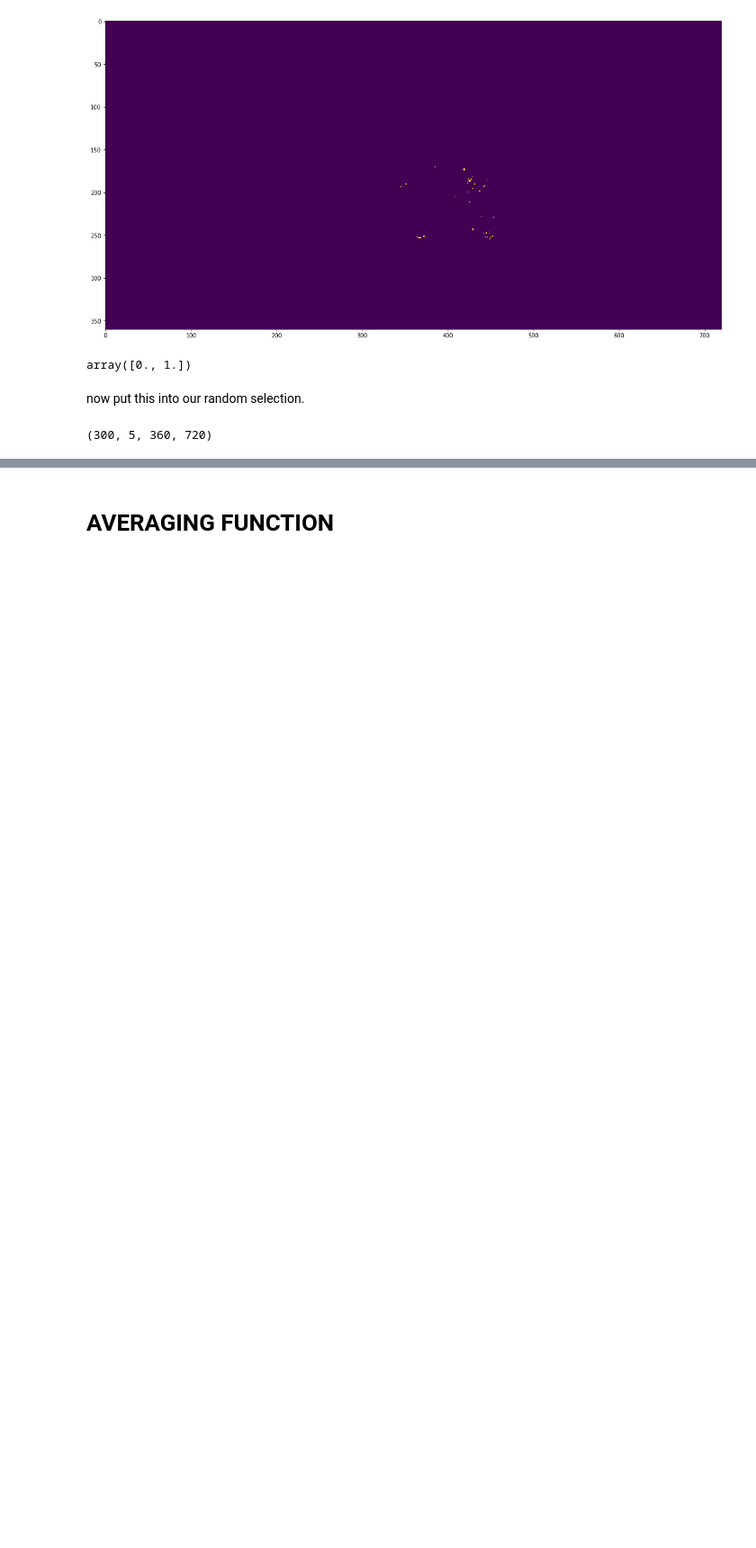
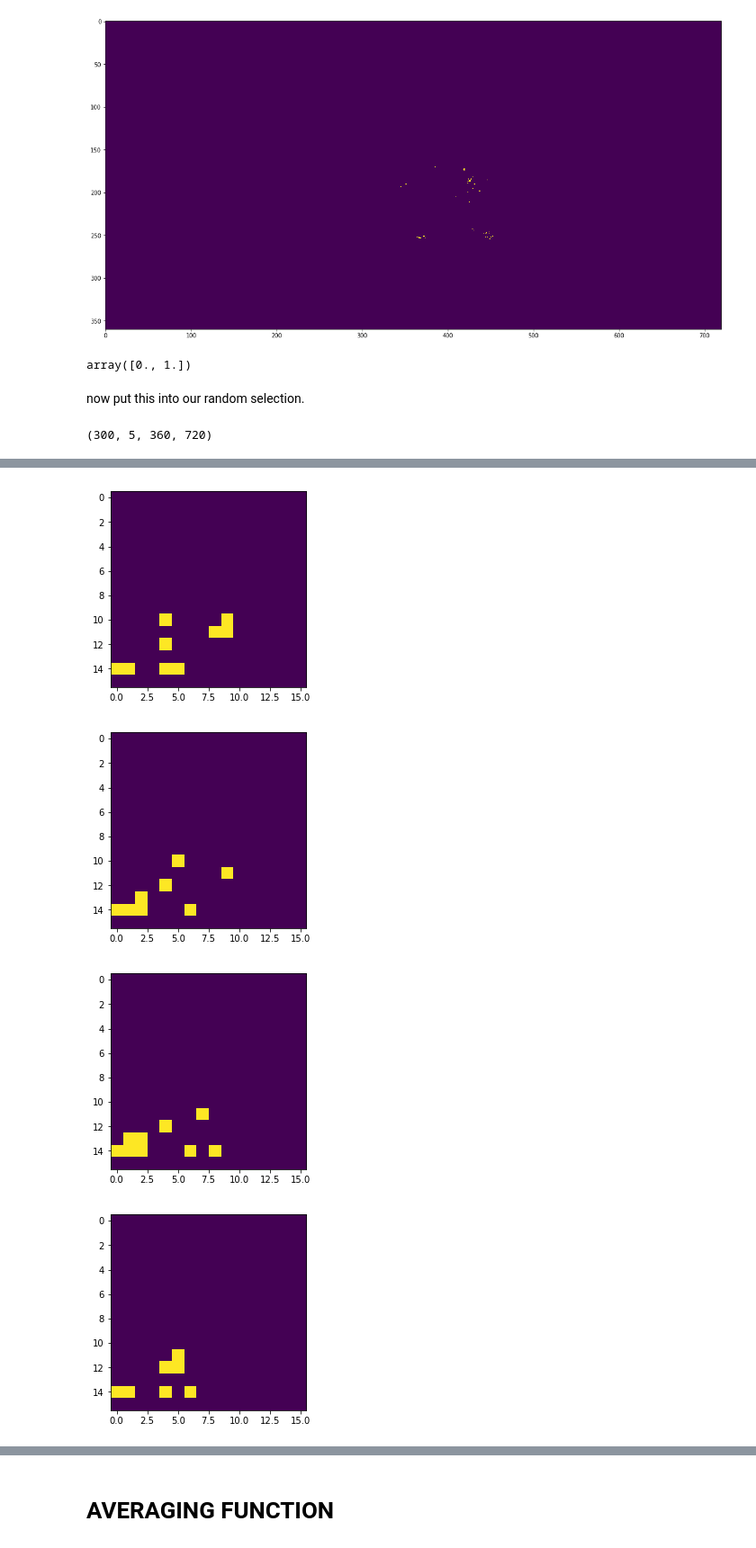
Before and after one commit to Garethlomax/acse-9-independent-research-project-Garethlomax, a Jupyter notebook: dataset_construction.ipynb, the cells around one changed output, grey strips where cells are left out. Shown at 90% size. Cells and saved outputs as stored; diff of their text form; code cells hidden in the pictures; blank space fills up the shorter version.

```diff
--- a/dataset_construction.ipynb
+++ b/dataset_construction.ipynb
@@ -676,7 +668,7 @@ Image shape is: (300, 5, 360, 720)
 
 
 
-f = h5py.File("data_prio_run_test4.hdf5", 'r')
+f = h5py.File("data_prio_run_test5.hdf5", 'r')
 # %%
 k = f['predictor']
 # %%
@@ -686,11 +678,11 @@ k.shape
 # %%
 val  = k[0:10000,:,0]
 # %%
-# print(np.average(val))
-# print(np.average(k[10000:20000,:,0]))
+# # print(np.average(val))
+# # print(np.average(k[10000:20000,:,0]))
 
-for i in range(7):
-    print(np.std(k[i * 10000:(i+1)*10000, :, 0]))
+# for i in range(7):
+#     print(np.std(k[i * 10000:(i+1)*10000, :, 0]))
 
 
-print(np.std(k[80000:84485, :, 0]))
+# print(np.std(k[80000:84485, :, 0]))
@@ -718,6 +720,11 @@ f["predictor"][21000][0][2]
 # %%
 f["predictor"].shape
 
 for i in range(10):
     plt.figure()
-    plt.imshow(f["predictor"][21000][i][5])
+    plt.imshow(f["predictor"][21000][i][0])
+# %% [output]
+[figure, added]
+[figure, added]
+[figure, added]
+[figure, added]
```
Also changed, not shown: parts of 30 cells of this notebook.
